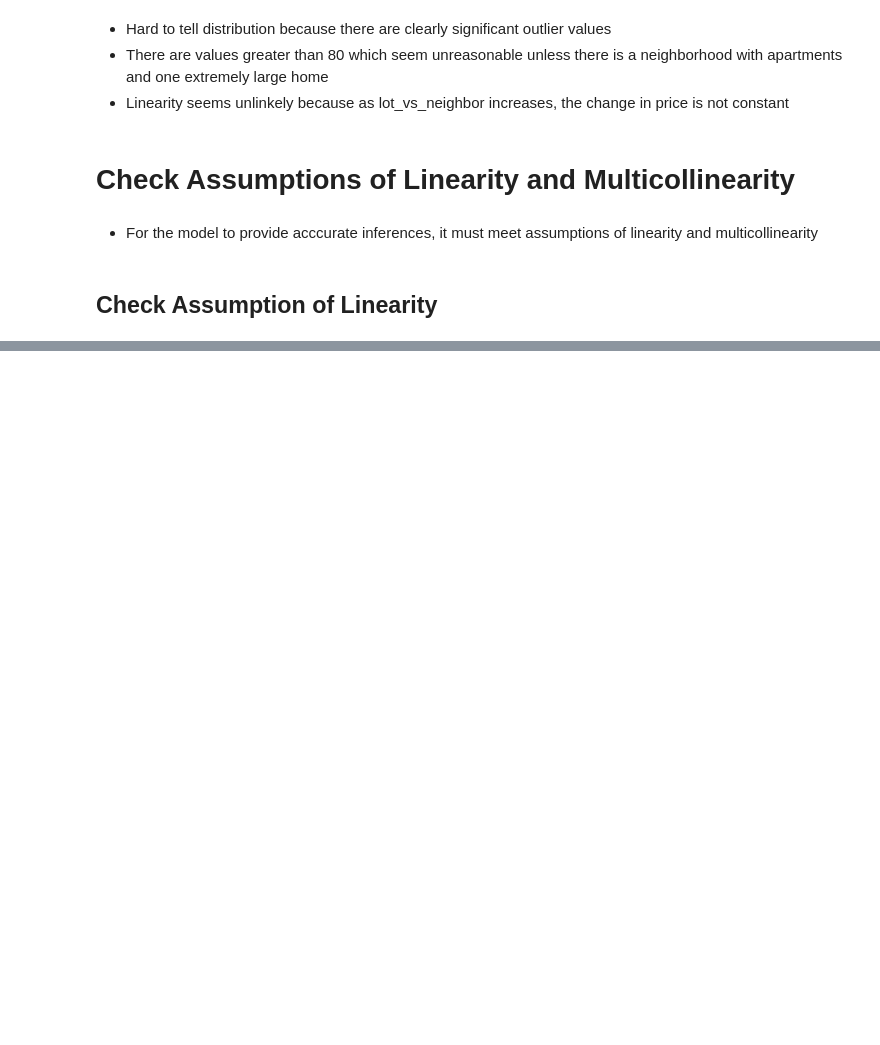
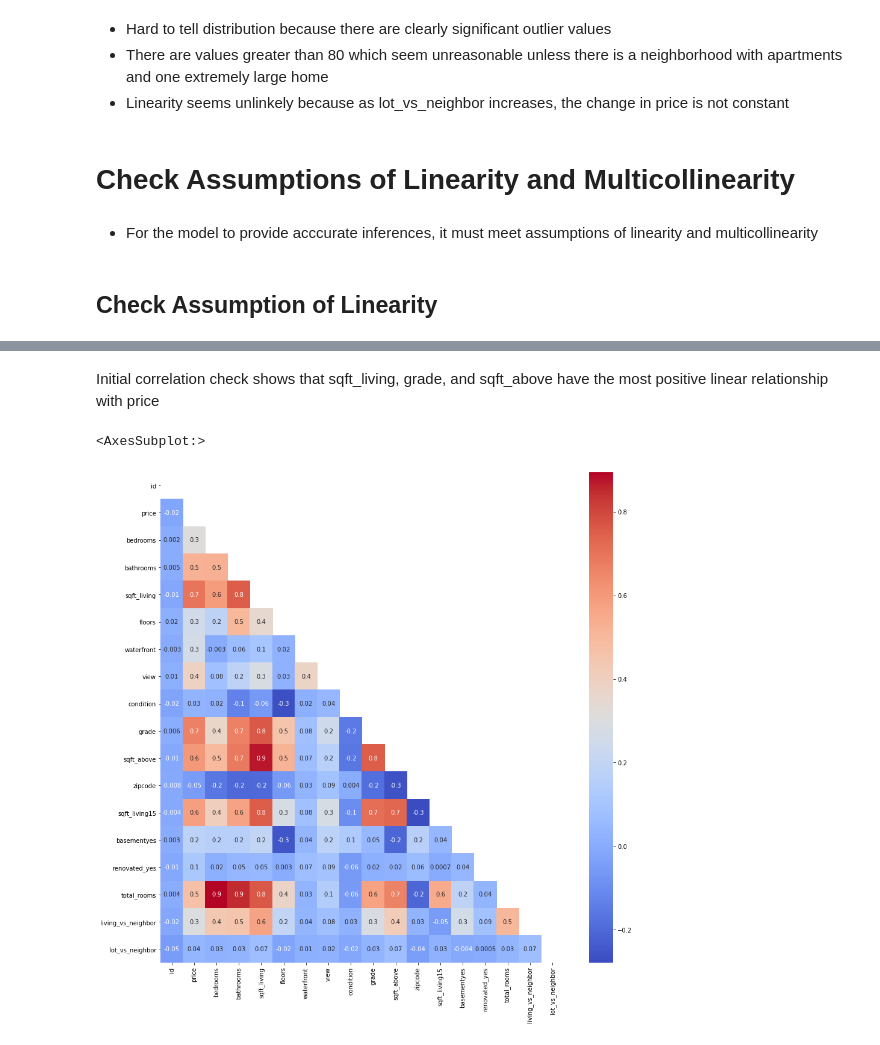
Before and after one commit to kuninethan95/dsc-phase-2-project, a Jupyter notebook: OSEMN ReOrg.ipynb, the cells around one changed output, grey strips where cells are left out. Saved outputs shown, nothing was run; the diff lists cells and outputs as text; code cells hidden in the pictures; blank space fills up the shorter version.

```diff
--- a/OSEMN ReOrg.ipynb
+++ b/OSEMN ReOrg.ipynb
@@ -877,0 +1001,18 @@ Std: 1.286
+# %% [markdown]
+Initial correlation check shows that sqft_living, grade, and sqft_above have the most positive linear relationship with price
+# %%
+# Reference: https://heartbeat.fritz.ai/seaborn-heatmaps-13-ways-to-customize-correlation-matrix-visualizations-f1c49c816f07
+
+def corr_triangle(df):
+    """
+    Correlation heatcamp, including price
+    """
+    corr2 = df.corr()
+    fig, ax = plt.subplots(figsize=(15,15))
+    matrix = np.triu(corr2)
+    return sns.heatmap(corr2,cmap="coolwarm", annot=True, fmt='.1g', mask=matrix)
+# %%
+corr_triangle(df_lin)
+# %% [output]
+<AxesSubplot:>
+[figure, added]
```
Also changed, not shown: parts of 58 cells of this notebook.
